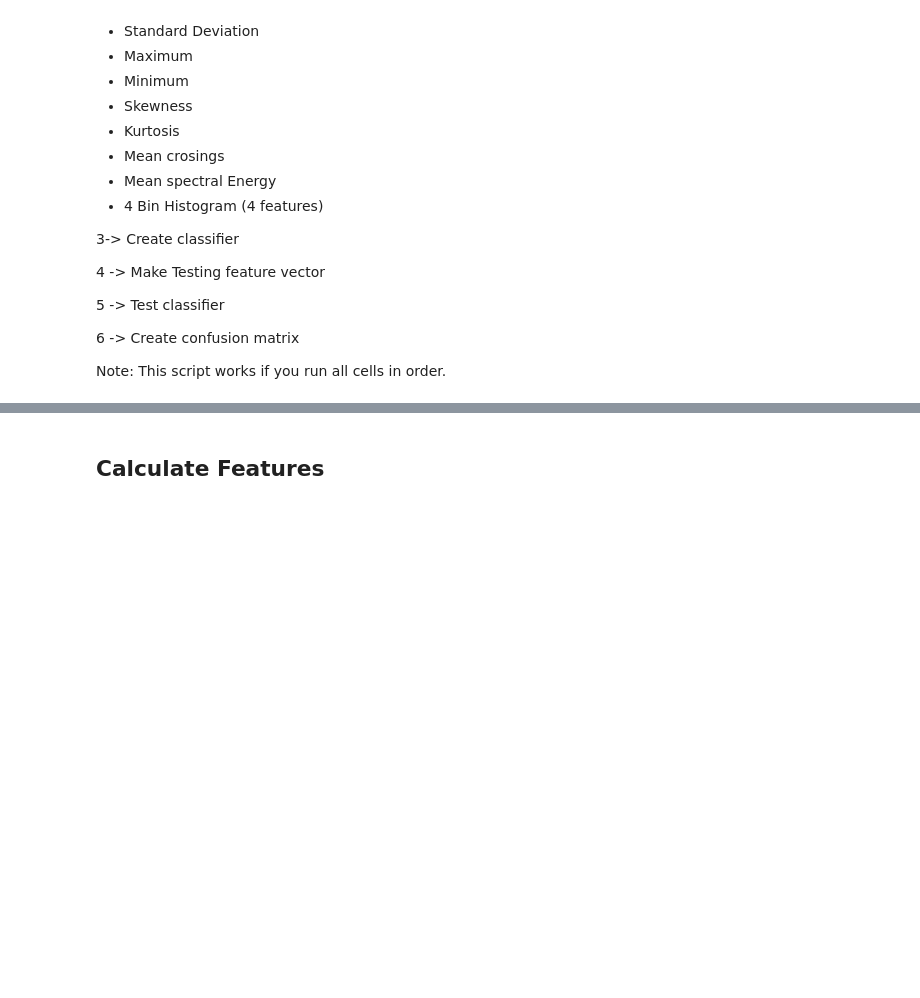
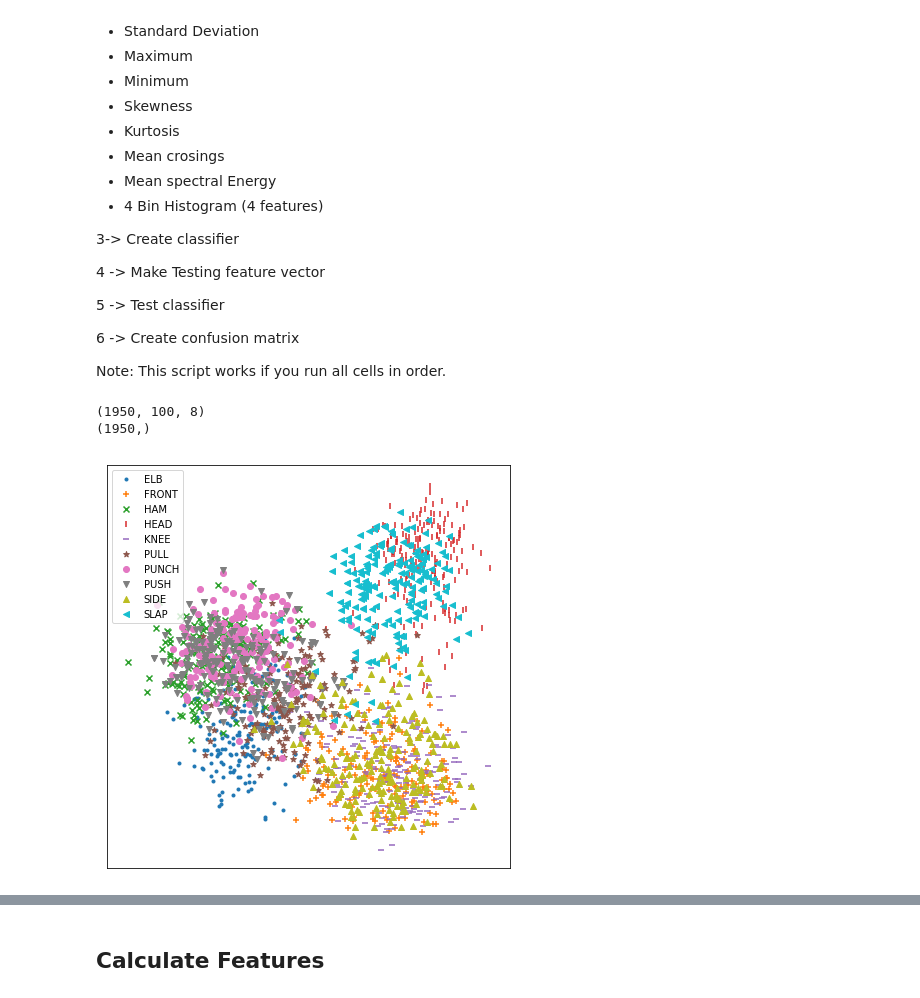
Before and after one commit to jerryliu3/EMG-Exercise-Analysis, a Jupyter notebook: ML Stuff/featureCalculations.ipynb, the cells around one changed output, grey strips where cells are left out. Cells and saved outputs as stored; diff of their text form; code cells hidden in the pictures; blank space fills up the shorter version.

Commit message:
Implement seglearn on UCI data -Earvin

```diff
--- a/ML Stuff/featureCalculations.ipynb
+++ b/ML Stuff/featureCalculations.ipynb
@@ -28,0 +47,53 @@ Note: This script works if you run all cells in order.
+# %%
+a = np.array(pd.read_csv('Elbowing.txt', sep="\t", header=None))
+b = np.array(pd.read_csv('Frontkicking.txt', sep="\t", header=None))
+c = np.array(pd.read_csv('Hamering.txt', sep="\t", header=None))
+d = np.array(pd.read_csv('Headering.txt', sep="\t", header=None))
+e = np.array(pd.read_csv('Kneeing.txt', sep="\t", header=None))
+f = np.array(pd.read_csv('Pulling.txt', sep="\t", header=None))
+g = np.array(pd.read_csv('Punching.txt', sep="\t", header=None))
+h = np.array(pd.read_csv('Pushing.txt', sep="\t", header=None))
+i = np.array(pd.read_csv('Sidekicking.txt', sep="\t", header=None))
+j = np.array(pd.read_csv('Slapping.txt', sep="\t", header=None))
+
+X_me = np.array([a,b,c,d,e,f,g,h,i,j])
+y_me = np.array([0,1,2,3,4,5,6,7,8,9])
+data_me = ['ELB','FRONT', 'HAM', 'HEAD', 'KNEE', 'PULL', 'PUNCH', 'PUSH', 'SIDE', 'SLAP']
+
+segmenter = SegmentX(100,0.5)
+X, y, _ = segmenter.fit_transform(X_me, y_me)
+
+print(np.shape(X))
+print(np.shape(y))
+
+def plot_embedding(emb, y, y_labels):
+    # plot a 2D feature map embedding
+    x_min, x_max = np.min(emb, 0), np.max(emb, 0)
+    emb = (emb - x_min) / (x_max - x_min)
+
+    NC = len(y_labels)
+    markers = ['.','+','x','|','_','*','o','v','^','<']
+
+    fig = plt.figure()
+    fig.set_size_inches(6,6)
+
+    for c in range(NC):
+        i = y == c
+        plt.scatter(emb[i, 0], emb[i, 1], marker=markers[c], label = y_labels[c])
+
+    plt.xticks([]), plt.yticks([])
+    plt.legend()
+    plt.tight_layout()
+
+# create a pipeline for LDA transformation of the feature representation
+est = Pipeline([ ('ftr', sgl.FeatureRep()),
+    ('lda', LinearDiscriminantAnalysis(n_components=2))])
+
+pipe = sgl.SegPipe(est)
+X2, y2 = pipe.fit_transform(X, y)
+plot_embedding(X2, y2.astype(int), data_me)
+plt.show()
+# %% [output]
+(1950, 100, 8)
+(1950,)
+[figure, added]
```
Also changed, not shown: parts of 7 cells of this notebook.
